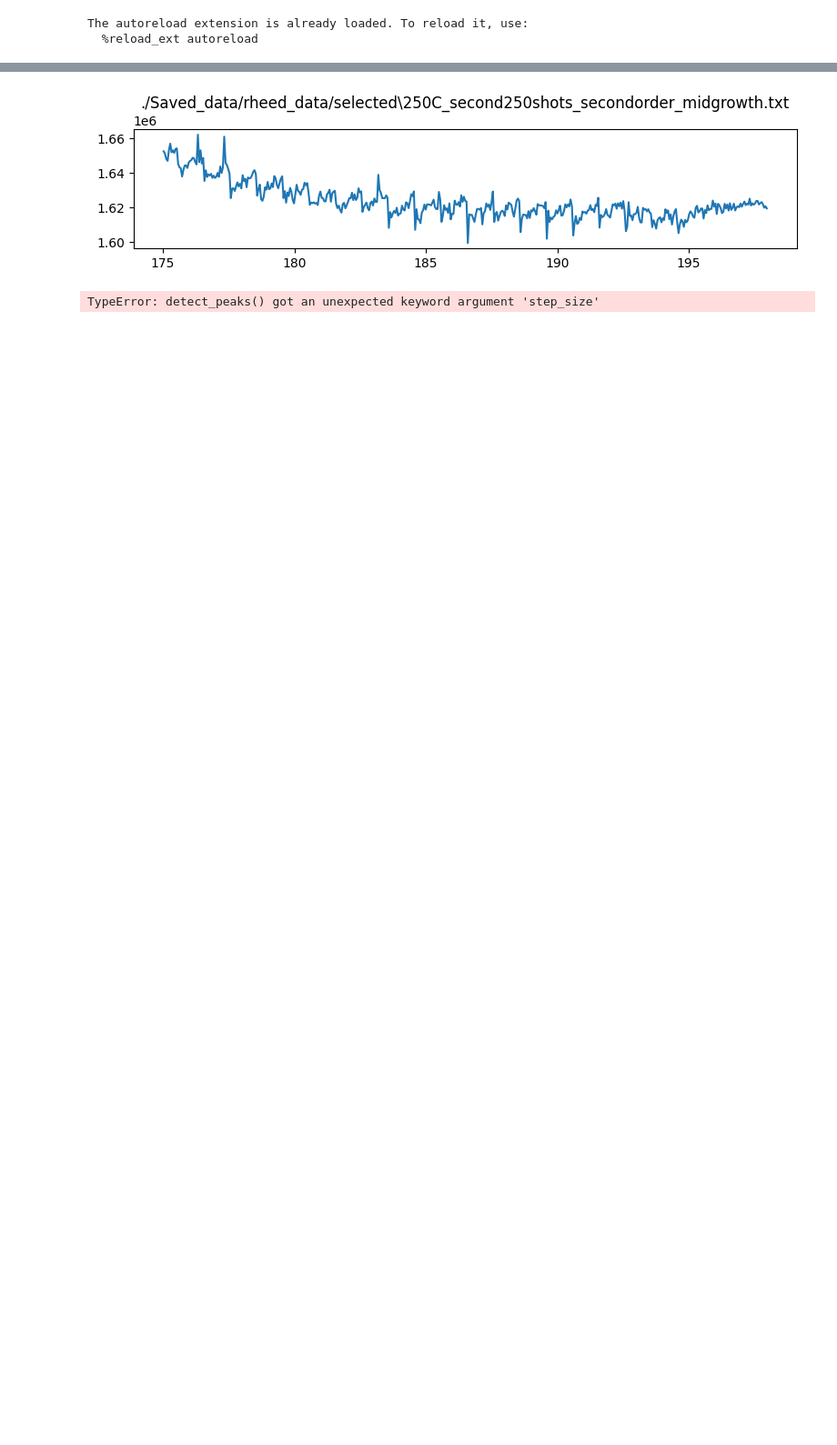
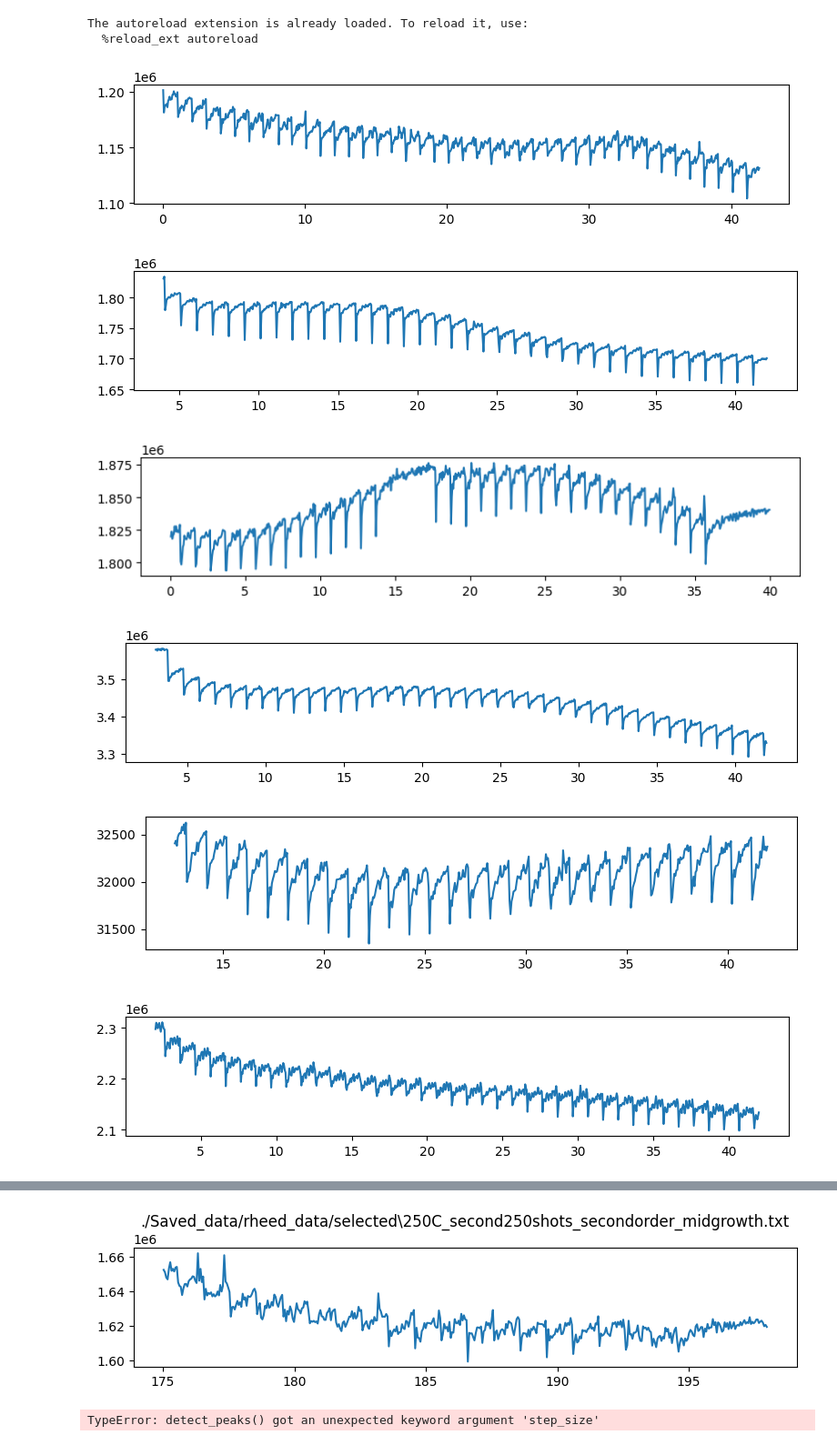
Before and after one commit to yig319/m3_learning, a Jupyter notebook: m3_learning/papers/2023_RHEED_PLD_umich/J14_new_fit_method_v2_09122023.ipynb, the cells around one changed output, grey strips where cells are left out. Shown at 91% size. Drawn from its saved outputs; the diff is of its cells as text; code cells hidden in the pictures; blank space fills up the shorter version.

```diff
--- a/m3_learning/papers/2023_RHEED_PLD_umich/J14_new_fit_method_v2_09122023.ipynb
+++ b/m3_learning/papers/2023_RHEED_PLD_umich/J14_new_fit_method_v2_09122023.ipynb
@@ -68,3 +109,22 @@ def fit_tau(xs, ys, func):
 # %% [output]
 The autoreload extension is already loaded. To reload it, use:
   %reload_ext autoreload
+# %%
+ranges_list = [(0, 42), (4, 42), (0, 40), (3, 42), (0, 42), (2, 42)]
+files = glob.glob('./Saved_data/rheed_data/selected/*.txt')
+
+for file, ranges in zip(files, ranges_list):
+    data = np.loadtxt(file)
+    data = select_range(data, *ranges)
+
+    plt.subplots(1, 1, figsize=(8,2))
+    plt.plot(data[:,0], data[:,1])
+    plt.tight_layout()
+    plt.show()
+# %% [output]
+[figure, added]
+[figure, added]
+[figure, added]
+[figure, added]
+[figure, added]
+[figure, added]
```
Also changed, not shown: parts of 2 cells of this notebook, 4 other files.
